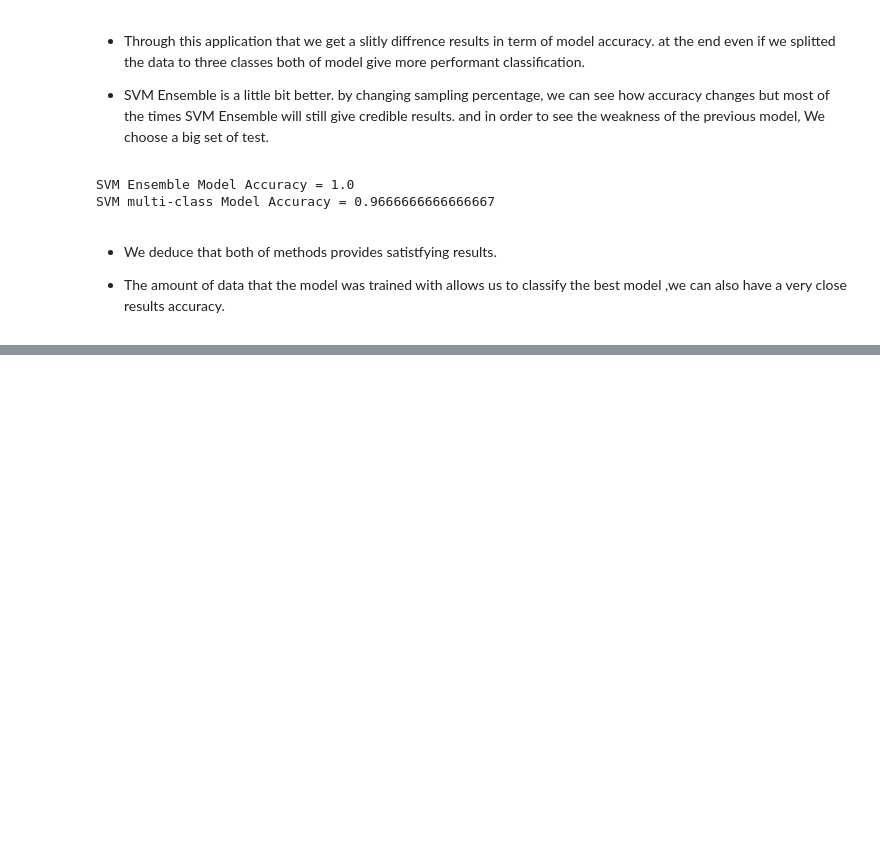
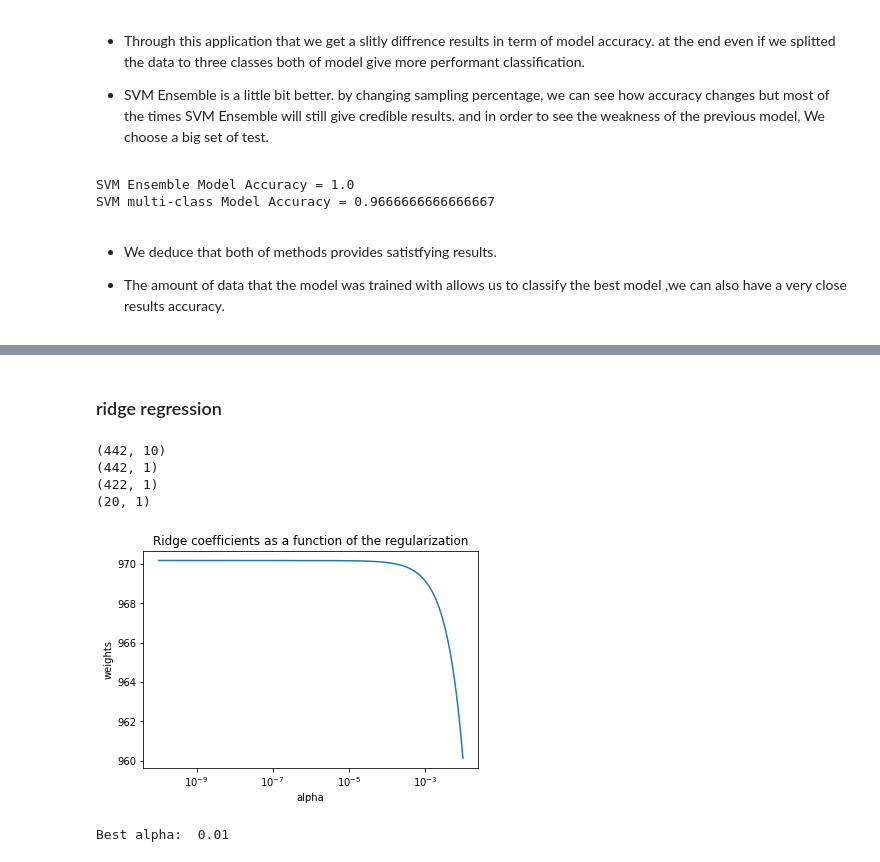
Before and after one commit to lougani-faouzi/DA, a Jupyter notebook: Assignments1.ipynb, the cells around one changed output, grey strips where cells are left out. Drawn from its saved outputs; the diff is of its cells as text; code cells hidden in the pictures; blank space fills up the shorter version.

```diff
--- a/Assignments1.ipynb
+++ b/Assignments1.ipynb
@@ -589,0 +793,66 @@ c) What is the common points and differences (in terms of architecture and princ
+# %% [markdown]
+### ridge regression
+# %%
+# Import modules and libraries
+import numpy as np
+from sklearn import linear_model
+from sklearn.linear_model import RidgeCV
+import matplotlib.pyplot as plt
+import numpy as np
+from sklearn import datasets, linear_model
+from sklearn.metrics import mean_squared_error, r2_score
+# Load the diabetes dataset (should come with your scikit installation)
+diabetes = datasets.load_diabetes()
+
+# Optionally inspect the dataset as python stored it in data structures
+diabetes
+
+# One feature used "X"
+X = diabetes.data[:, np.newaxis, 2]
+
+# Separate data into training/testing sets
+X_train = X[:-20]
+X_test = X[-20:]
+
+# Separate targets into training/testing sets
+y_train = diabetes.target[:-20]
+y_test = diabetes.target[-20]
+
+print(diabetes.data.shape)
+print(X.shape)
+print(X_train.shape)
+print(X_test.shape)
+
+n_alphas=200
+alphas = np.logspace(-10, -2, n_alphas)
+coefs=[]
+for i in alphas:
+    #ridge regression with cross validation
+    reg_ridge=linear_model.RidgeCV(alphas=i, fit_intercept=False)
+    # Train the model using the training sets
+    reg_ridge.fit(X_train, y_train)
+    coefs.append(reg_ridge.coef_)
+
+# Display results
+ax = plt.gca()
+
+ax.plot(alphas, coefs)
+ax.set_xscale('log')
+#ax.set_xlim(ax.get_xlim()[::-1])  # reverse x-axis if you prefer
+
+plt.xlabel('alpha')
+plt.ylabel('weights')
+plt.title('Ridge coefficients as a function of the regularization')
+plt.axis('tight')
+plt.show()
+
+
+#show best alpha
+print('Best alpha: ', reg_ridge.alpha_)
+# %% [output]
+(442, 10)
+(442, 1)
+(422, 1)
+(20, 1)
+[figure, added]
+Best alpha:  0.01
```
Also changed, not shown: parts of 23 cells of this notebook.
